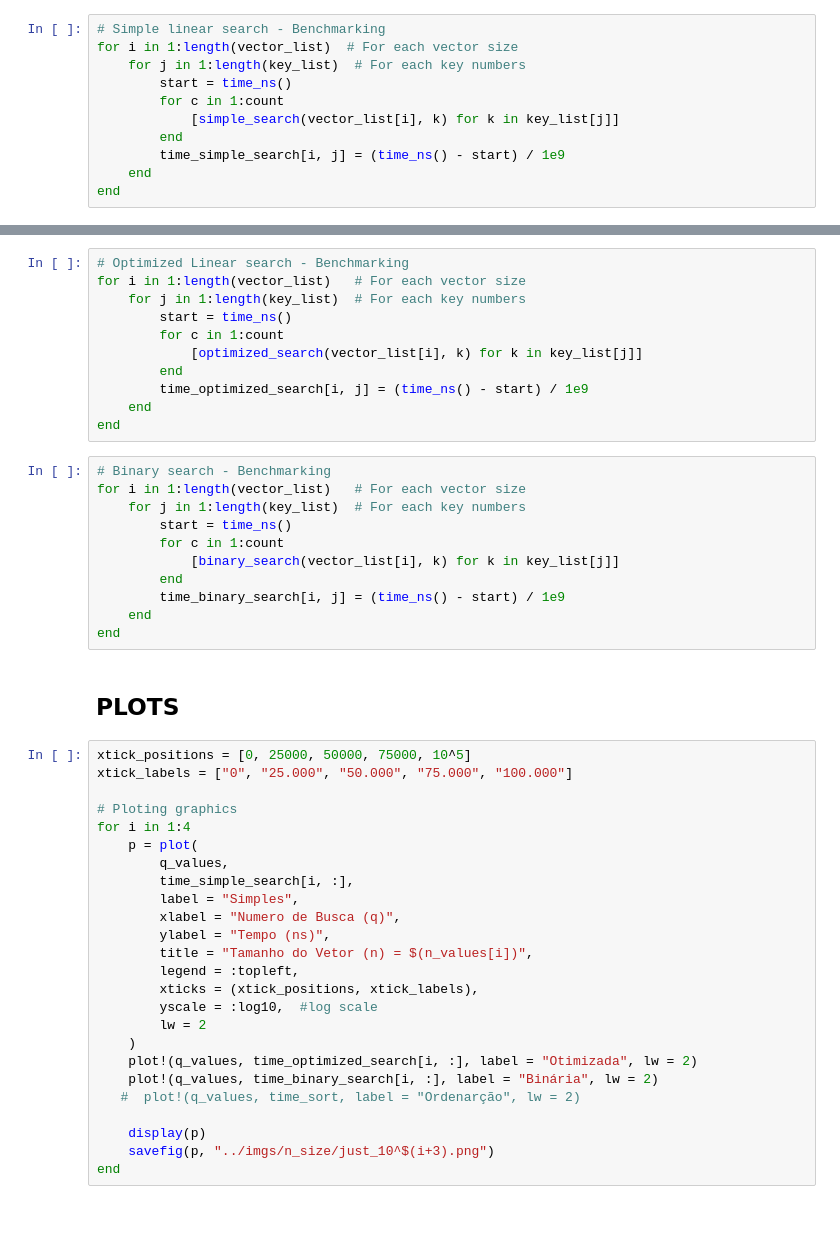
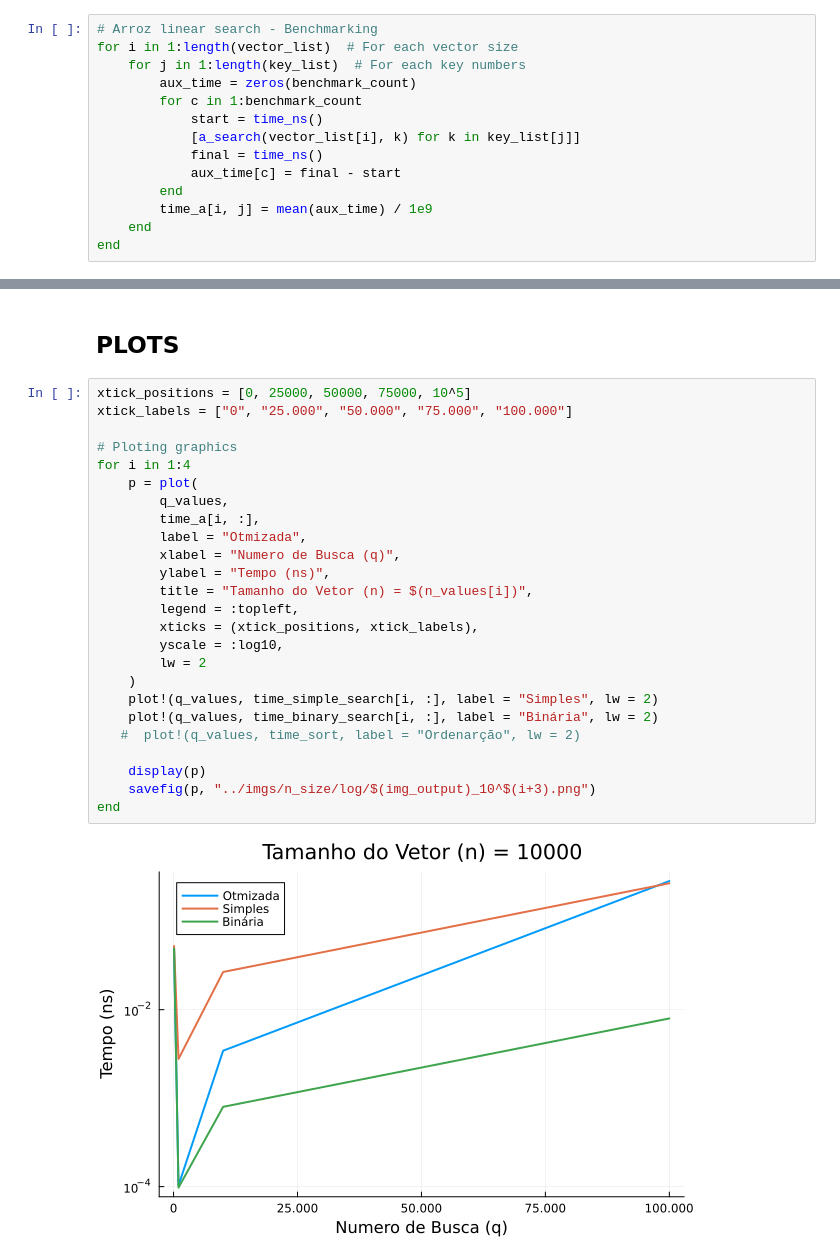
Before and after one commit to TalesLimaOliveira/Analise, a Jupyter notebook: Projeto 1/codes/Projeto_1_Notebook.ipynb, the cells around one changed output, grey strips where cells are left out. Drawn from its saved outputs; the diff is of its cells as text; blank space fills up the shorter version.

```diff
--- a/Projeto 1/codes/Projeto_1_Notebook.ipynb
+++ b/Projeto 1/codes/Projeto_1_Notebook.ipynb
@@ -115,12 +203,15 @@ vector_list
 # %%
-# Simple linear search - Benchmarking
+# Arroz linear search - Benchmarking
 for i in 1:length(vector_list)  # For each vector size
     for j in 1:length(key_list)  # For each key numbers
-        start = time_ns()
-        for c in 1:count
-            [simple_search(vector_list[i], k) for k in key_list[j]]
+        aux_time = zeros(benchmark_count)
+        for c in 1:benchmark_count
+            start = time_ns()
+            [a_search(vector_list[i], k) for k in key_list[j]]
+            final = time_ns()
+            aux_time[c] = final - start
         end
-        time_simple_search[i, j] = (time_ns() - start) / 1e9
+        time_a[i, j] = mean(aux_time) / 1e9
     end
 end
 # %%
@@ -135,49 +231,29 @@ end
-# %%
-# Optimized Linear search - Benchmarking
-for i in 1:length(vector_list)   # For each vector size
-    for j in 1:length(key_list)  # For each key numbers
-        start = time_ns()
-        for c in 1:count
-            [optimized_search(vector_list[i], k) for k in key_list[j]]
-        end
-        time_optimized_search[i, j] = (time_ns() - start) / 1e9
-    end
-end
-# %%
-# Binary search - Benchmarking
-for i in 1:length(vector_list)   # For each vector size
-    for j in 1:length(key_list)  # For each key numbers
-        start = time_ns()
-        for c in 1:count
-            [binary_search(vector_list[i], k) for k in key_list[j]]
-        end
-        time_binary_search[i, j] = (time_ns() - start) / 1e9
-    end
-end
 # %% [markdown]
 ## PLOTS
 # %%
 xtick_positions = [0, 25000, 50000, 75000, 10^5]
 xtick_labels = ["0", "25.000", "50.000", "75.000", "100.000"]
 
 # Ploting graphics
 for i in 1:4
     p = plot(
         q_values,
-        time_simple_search[i, :],
-        label = "Simples",
+        time_a[i, :],
+        label = "Otmizada",
         xlabel = "Numero de Busca (q)",
         ylabel = "Tempo (ns)",
         title = "Tamanho do Vetor (n) = $(n_values[i])",
         legend = :topleft,
         xticks = (xtick_positions, xtick_labels),
-        yscale = :log10,  #log scale
+        yscale = :log10,
         lw = 2
     )
-    plot!(q_values, time_optimized_search[i, :], label = "Otimizada", lw = 2)
+    plot!(q_values, time_simple_search[i, :], label = "Simples", lw = 2)
     plot!(q_values, time_binary_search[i, :], label = "Binária", lw = 2)
    #  plot!(q_values, time_sort, label = "Ordenarção", lw = 2)
 
     display(p)
-    savefig(p, "../imgs/n_size/just_10^$(i+3).png")
+    savefig(p, "../imgs/n_size/log/$(img_output)_10^$(i+3).png")
 end
+# %% [output]
+[figure, added]
```
Also changed, not shown: parts of 20 cells of this notebook, 28 other files.
